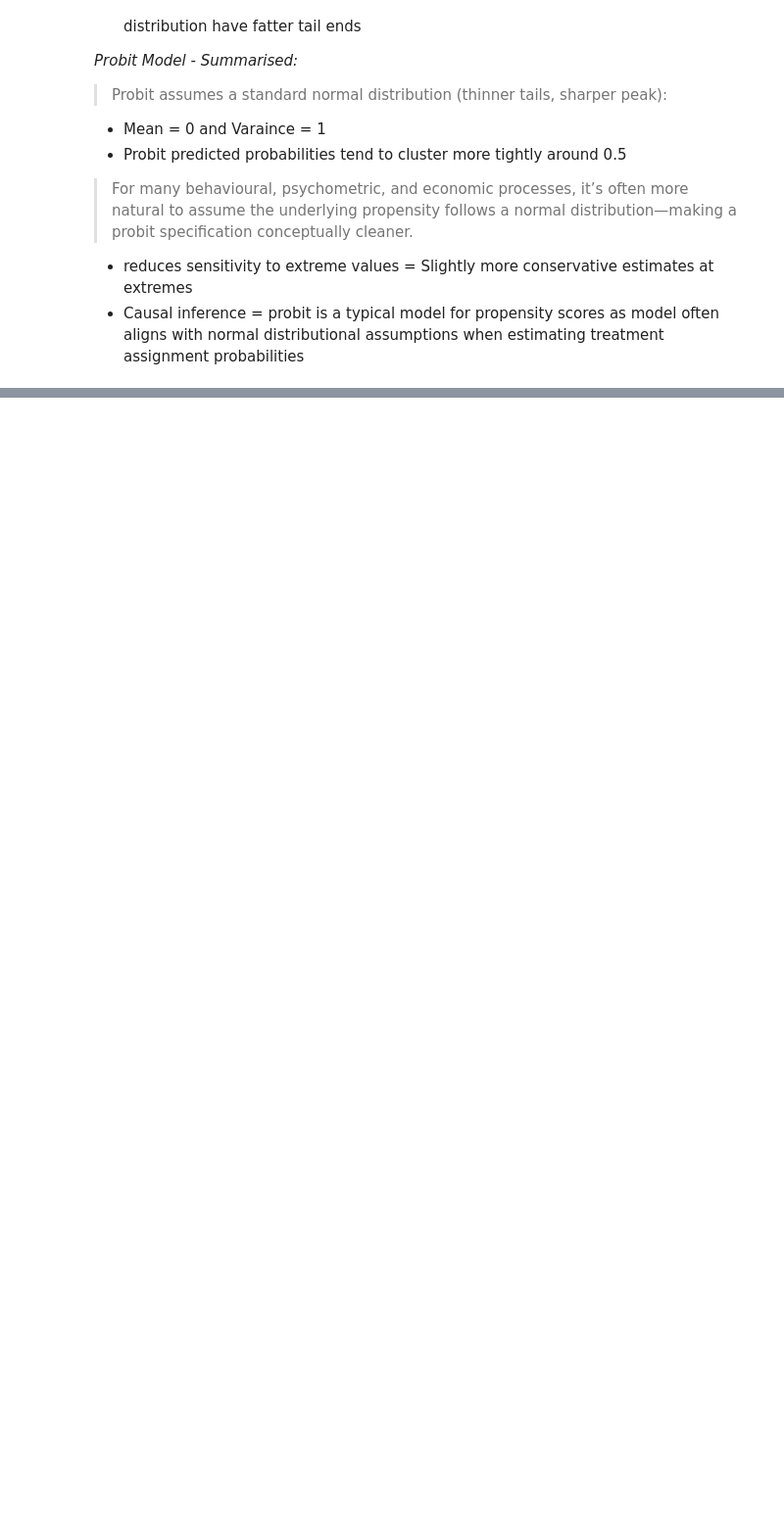
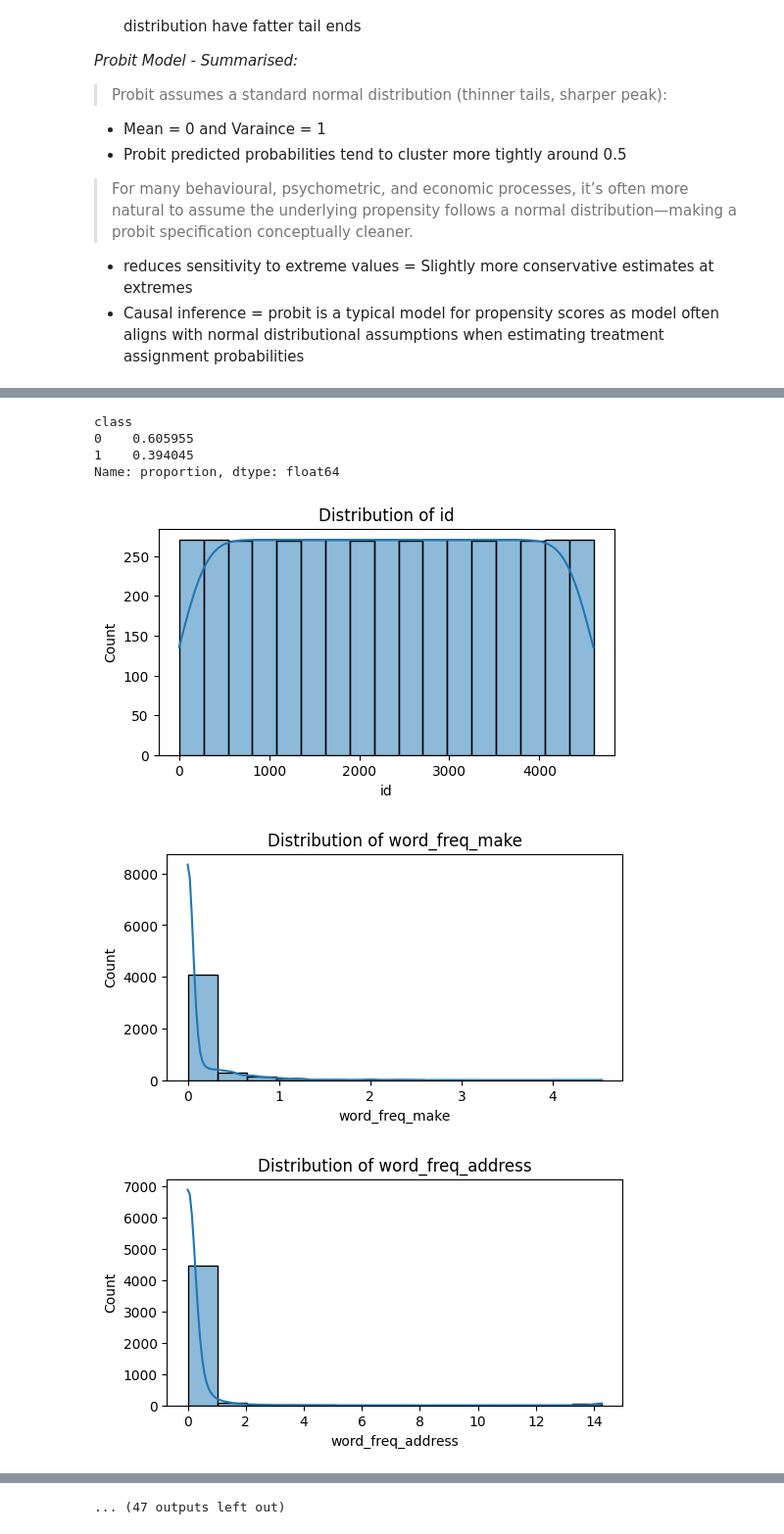
Before and after one commit to syophie/PythonAnalysisTechniques_Learning, a Jupyter notebook: Simple_Logit_Probit.ipynb, the cells around one changed output, grey strips where cells are left out. Shown at 98% size. Cells and saved outputs as stored; diff of their text form; code cells hidden in the pictures; blank space fills up the shorter version.

```diff
--- a/Simple_Logit_Probit.ipynb
+++ b/Simple_Logit_Probit.ipynb
@@ -73,0 +71,40 @@ memory usage: 2.1 MB
+# %%
+# Validate Probit / Logit requirements
+# Step 1: Examine y = class
+
+# Examine target variable
+y = df_Spam['class']
+    #> Binary confirmed -- counts: 0 = 2788 and 1 = 1813
+
+# Check unique values
+#df_Spam['class'].value_counts()
+
+# Check proportions
+df_Spam['class'].value_counts(normalize=True)
+    #> Proportions -- some imbalance: 0 = 60.6% and 1 = 39.4%
+    #> Logistic regression can handle up to ~70/30 imbalance without special adjustments
+    #> Model implications: predicted probabilities will naturally reflect that class 0 is slightly more frequent
+# %% [output]
+class
+0    0.605955
+1    0.394045
+Name: proportion, dtype: float64
+# %%
+# Step 2: Explore feature distributions & scales
+numeric_cols = df_Spam.select_dtypes(include='number').columns.tolist()
+
+for col in numeric_cols:
+    plt.figure(figsize=(6,3))
+    sns.histplot(df_Spam[col], kde=True)
+    plt.title(f"Distribution of {col}")
+    plt.show()
+
+    #> check: Trnsformation required.
+    #> Most variables have right skewed distributions (small numbers) and zeros.
+        #>> Most emails will have 0 occurrences of a given spam word → explains the zeros.
+        #>> Right-skewed predictors can affect the linear-in-logit assumption.
+        #>> Transformation: consider log(x + 1) or sqrt(x) to normlaise the distribution.
+# %% [output]
+[figure, added]
+[figure, added]
+[figure, added]
@@ -73,0 +120 @@ memory usage: 2.1 MB
+... (47 outputs left out)
```
Also changed, not shown: parts of 3 cells of this notebook.
